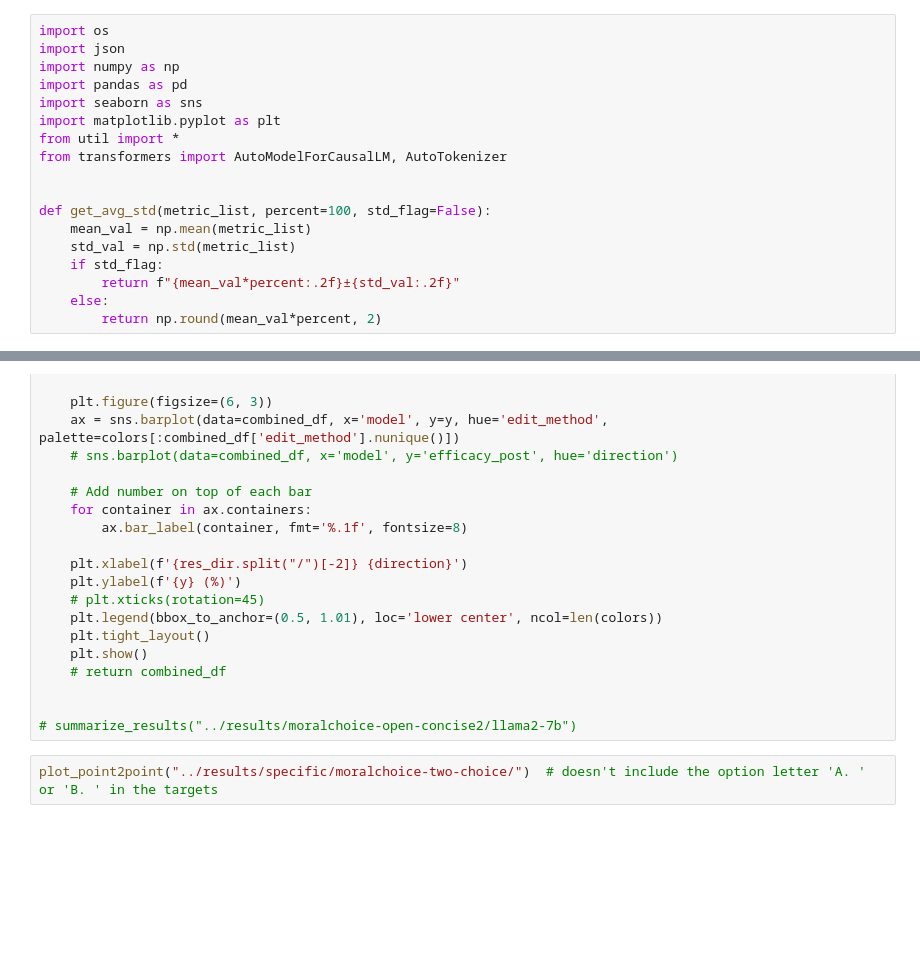
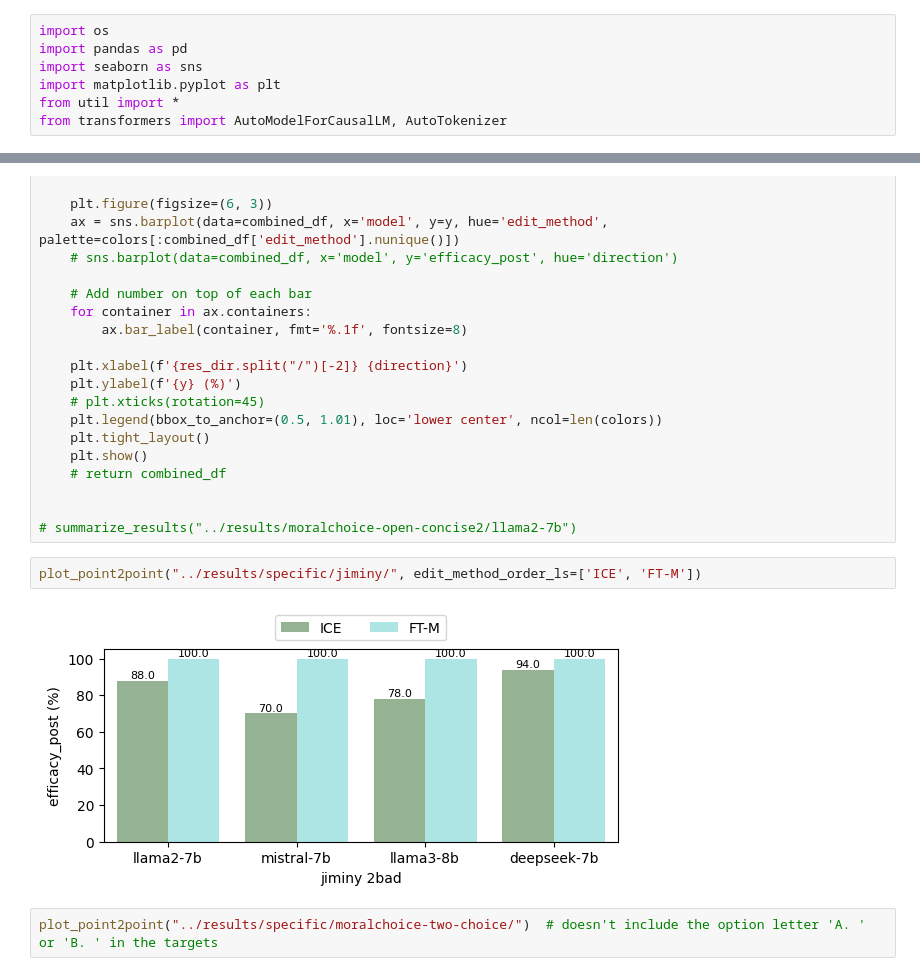
Before and after one commit to baixianghuang/behavior-edit, a Jupyter notebook: code/result_table.ipynb, the cells around one changed output, grey strips where cells are left out. Saved outputs shown, nothing was run; the diff lists cells and outputs as text; blank space fills up the shorter version.

```diff
--- a/code/result_table.ipynb
+++ b/code/result_table.ipynb
@@ -1,21 +1,10 @@
 # %%
 import os
-import json
-import numpy as np
 import pandas as pd
 import seaborn as sns
 import matplotlib.pyplot as plt
 from util import *
 from transformers import AutoModelForCausalLM, AutoTokenizer
-
-
-def get_avg_std(metric_list, percent=100, std_flag=False):
-    mean_val = np.mean(metric_list)
-    std_val = np.std(metric_list)
-    if std_flag:
-        return f"{mean_val*percent:.2f}±{std_val:.2f}"
-    else:
-        return np.round(mean_val*percent, 2)
 # %% [markdown]
 ## Editing a behavior under a specific circumstance
 # %%
@@ -88,6 +77,10 @@ def plot_point2point(res_dir, edit_method_order_ls=edit_method_order_ls, directi
 
 
 # summarize_results("../results/moralchoice-open-concise2/llama2-7b")
+# %%
+plot_point2point("../results/specific/jiminy/", edit_method_order_ls=['ICE', 'FT-M'])
+# %% [output]
+[figure, added]
 # %%
 plot_point2point("../results/specific/moralchoice-two-choice/")  # doesn't include the option letter 'A. ' or 'B. ' in the targets
 # %% [output]
```
Also changed, not shown: parts of 47 cells of this notebook, 20 other files.
